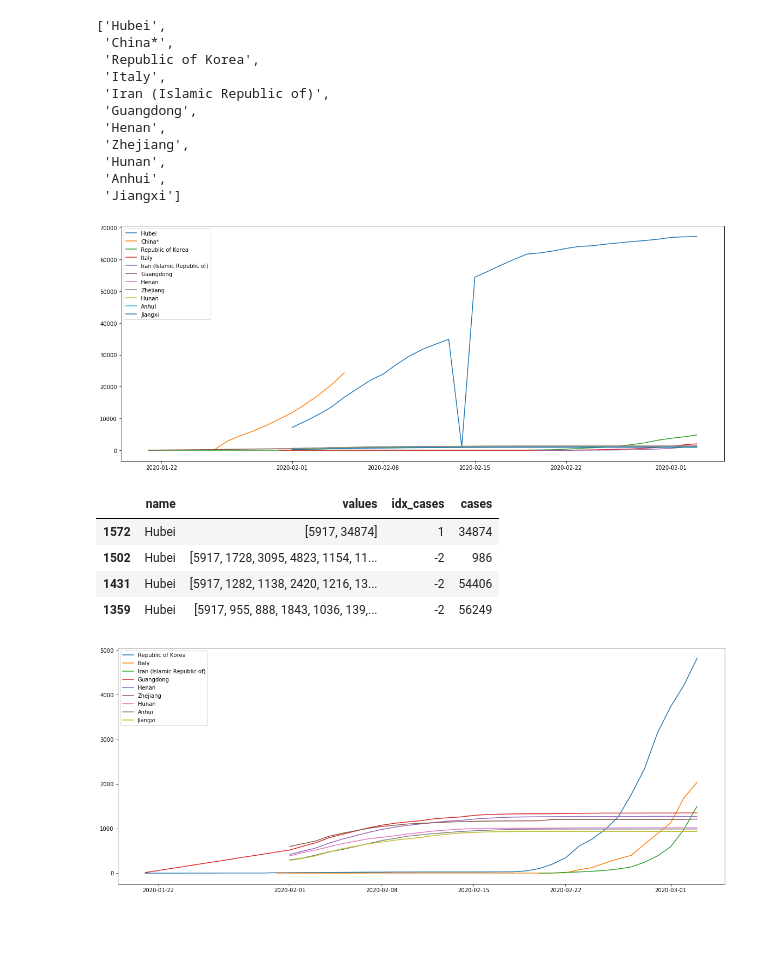
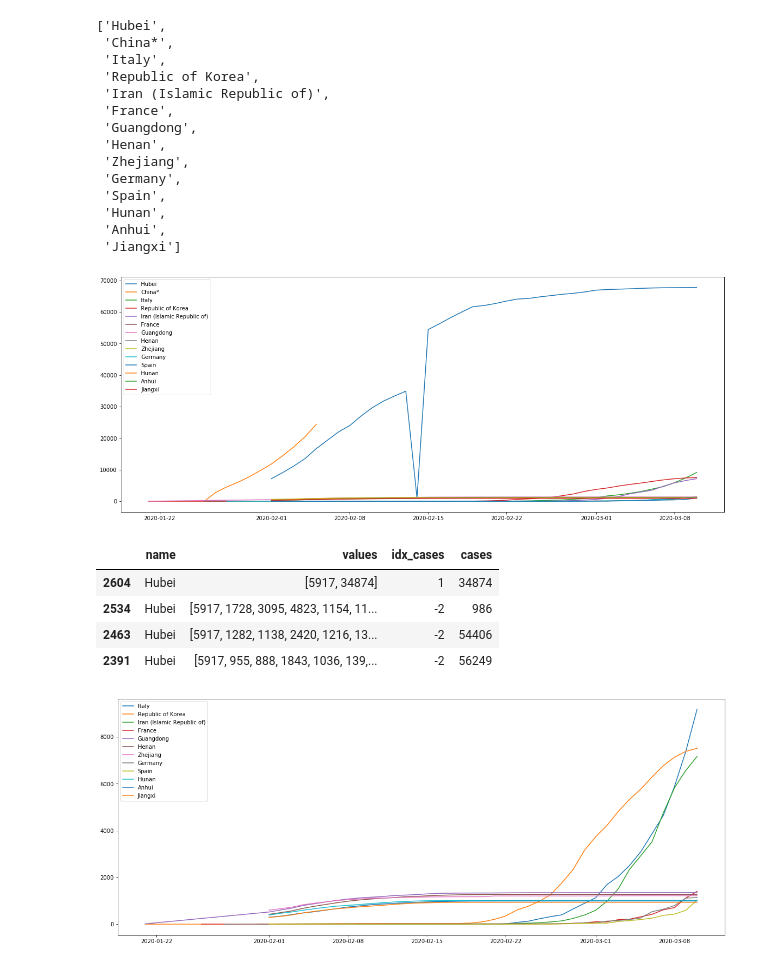
Before and after one commit to postaxmi/coronavirus-data-analysis, a Jupyter notebook: Analysis.ipynb, the cells around one changed output. Drawn from its saved outputs; the diff is of its cells as text; code cells hidden in the pictures; blank space fills up the shorter version.

Commit message:
reports update, add new data from italian Protezione Civile source

```diff
--- a/Analysis.ipynb
+++ b/Analysis.ipynb
@@ -7,7 +7,7 @@ import re
 import numpy as np
 # %%
 # read dataframe
-d=pandas.read_csv("data/df2020-03-04.csv")
+d=pandas.read_csv("data/df2020-03-11.csv")
 # Convert string representation of list to list
 d['values']=d['values'].apply(lambda x : ast.literal_eval(x))
 # %%
@@ -103,12 +103,16 @@ d['name']=d['name'].str.replace('conveyance (Japan)','(Diamond Princess)') # use
 d['name']=d['name'].str.replace('^Republic of\)$','Iran (Islamic Republic of)') # there are some records missing the first part
 # %%
 # get countries with more cases
+def getCountriesWithHighestCases(d,min_cases):
+    cm=d.groupby(['name']).agg({'cases':['max']})
+    cm.columns = ['_'.join(col) for col in cm.columns]
+    cm=cm.reset_index()
+    cm=cm.sort_values(by=['cases_max'],ascending=False)
+    cm=cm[cm['cases_max']>min_cases] # consider at least min_cases
+    return cm
+
 min_cases=800
-cm=d.groupby(['name']).agg({'cases':['max']})
-cm.columns = ['_'.join(col) for col in cm.columns]
-cm=cm.reset_index()
-cm=cm.sort_values(by=['cases_max'],ascending=False)
-cm=cm[cm['cases_max']>min_cases] # consider at least min_cases
+cm = getCountriesWithHighestCases(d, min_cases)
 cm
 # %% [output]
 |  | name | cases_max |
@@ -138,23 +142,30 @@ countries
 # %% [output]
 ['Hubei',
  'China*',
+ 'Italy',
  'Republic of Korea',
- 'Italy',
  'Iran (Islamic Republic of)',
+ 'France',
  'Guangdong',
  'Henan',
  'Zhejiang',
+ 'Germany',
+ 'Spain',
  'Hunan',
  'Anhui',
  'Jiangxi']
 # %%
-plt.figure(figsize=(20,8))
-for country in countries:
-    plt.plot( 'date', 'cases', data=d[d['name']==country], marker='', label=country)
-plt.legend()
-plt.savefig('epidemiologicalCurveByCountryWithHubei.png')
+def plotAndSave(d, countries, column_x,path):
+    plt.figure(figsize=(20,8))
+    for country in countries:
+        plt.plot( column_x, 'cases', data=d[d['name']==country], marker='', label=country)
+    plt.legend()
+    plt.savefig(path)
+
+path = 'epidemiologicalCurveByCountryWithHubei.png'
+plotAndSave(d, countries, 'date', path)
 # %% [output]
-[figure, old version]
+[figure, new version]
 # %%
 # check the rows about Hubei that have less than 10k cases, it is strange the value for the 14th February 2020
 anomalies = d.loc[(d['name']=='Hubei') & (d['date']>=datetime.datetime(2020,2,13)) & (d['date']<=datetime.datetime(2020,2,16)),['name','values','idx_cases','cases']]
@@ -162,16 +173,13 @@ anomalies.style.set_properties(subset=['values'], **{'width-min': '300px'}) # in
 # the right value for 2020 02 14 is 51986 but in values there is 51 and 986 separated (this is caused by parsing problems)
 # %% [output]
 |  | name | values | idx_cases | cases |
-| 1572 | Hubei | [5917, 34874] | 1 | 34874 |
-| 1502 | Hubei | [5917, 1728, 3095, 4823, 1154, 11... | -2 | 986 |
-| 1431 | Hubei | [5917, 1282, 1138, 2420, 1216, 13... | -2 | 54406 |
-| 1359 | Hubei | [5917, 955, 888, 1843, 1036, 139,... | -2 | 56249 |
+| 2604 | Hubei | [5917, 34874] | 1 | 34874 |
+| 2534 | Hubei | [5917, 1728, 3095, 4823, 1154, 11... | -2 | 986 |
+| 2463 | Hubei | [5917, 1282, 1138, 2420, 1216, 13... | -2 | 54406 |
+| 2391 | Hubei | [5917, 955, 888, 1843, 1036, 139,... | -2 | 56249 |
 # %%
 countries = [c for c in countries if c != 'Hubei' and 'China' not in c]
-plt.figure(figsize=(20,8))
-for country in countries:
-    plt.plot( 'date', 'cases', data=d[d['name']==country], marker='', label=country)
-plt.legend()
-plt.savefig('epidemiologicalCurveByCountry.png')
+path = 'epidemiologicalCurveByCountry.png'
+plotAndSave(d, countries, 'date', path)
 # %% [output]
-[figure, old version]
+[figure, new version]
```
Also changed, not shown: parts of 19 cells of this notebook, 9 other files.
